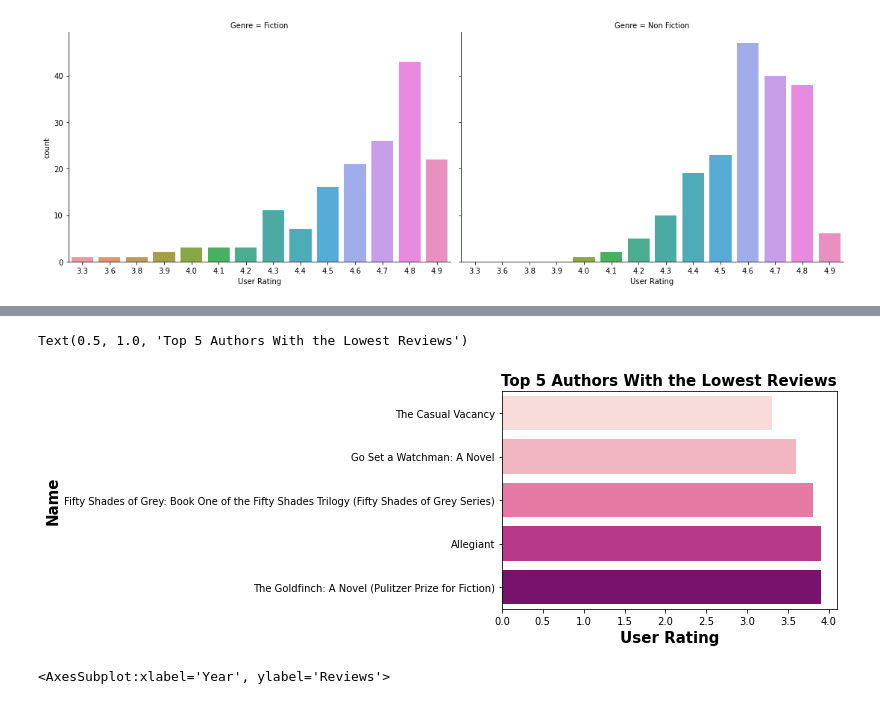
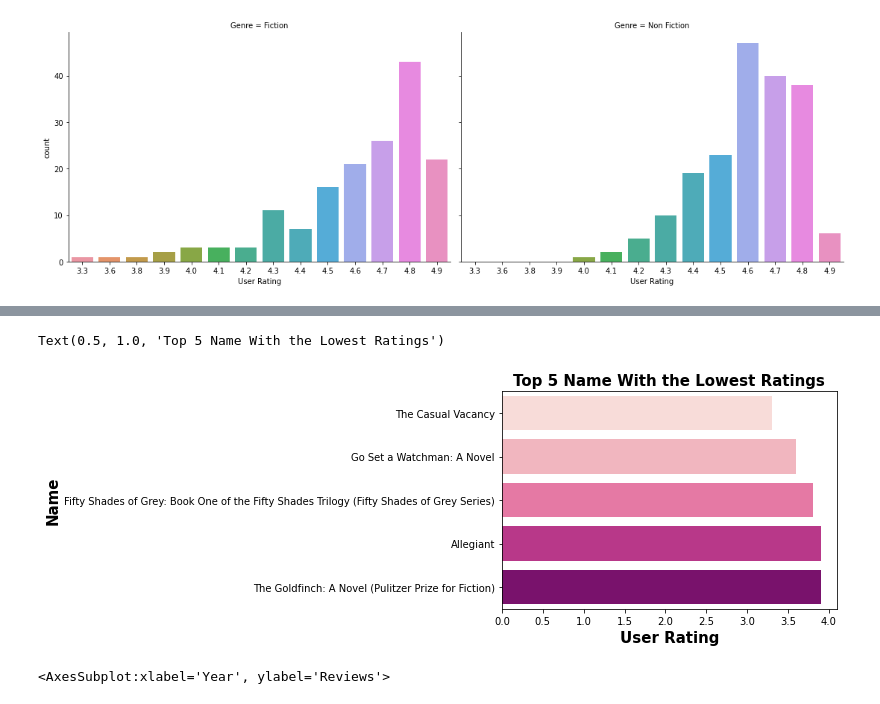
Before and after one commit to BelindaOsei-Tutu/Amazon-Top-50-Bestselling-Books, a Jupyter notebook: Amazon Book Prediction.ipynb, the cells around one changed output, grey strips where cells are left out. Cells and saved outputs as stored; diff of their text form; code cells hidden in the pictures.

```diff
--- a/Amazon Book Prediction.ipynb
+++ b/Amazon Book Prediction.ipynb
@@ -262,13 +265,14 @@ Text(0.5, 1.0, 'Top 10 Authors With Maximum Reviews')
 # %%
+#books with low user ratings
 low5_ur=df.sort_values('User Rating',ascending=True).head(5)
 sns.barplot(x='User Rating',y='Name',data=low5_ur,palette='RdPu')
 
 plt.xlabel("User Rating",fontsize=15,fontweight='bold')
 plt.ylabel("Name",fontsize=15,fontweight='bold')
-plt.title("Top 5 Authors With the Lowest Reviews",fontsize=15,fontweight='bold')
+plt.title("Top 5 Name With the Lowest Ratings",fontsize=15,fontweight='bold')
 # %% [output]
-Text(0.5, 1.0, 'Top 5 Authors With the Lowest Reviews')
+Text(0.5, 1.0, 'Top 5 Name With the Lowest Ratings')
-[figure, old version]
+[figure, new version]
 # %%
 #number of reviews by year per genre
 sns.barplot(x='Year',y='Reviews',data=df,hue='Genre')
```
Also changed, not shown: parts of 4 cells of this notebook.
